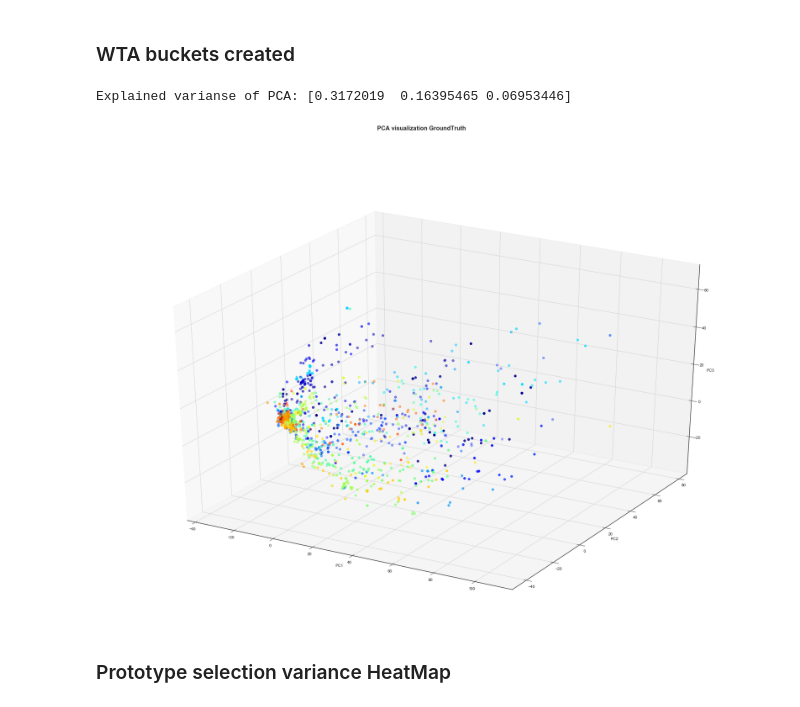
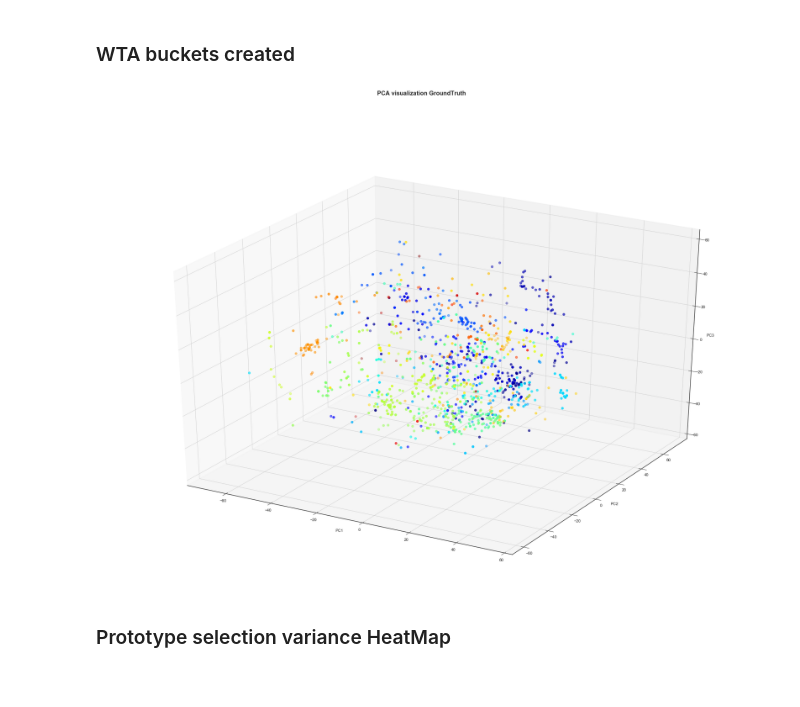
Before and after one commit to Nikoletos-K/WinnER, a Jupyter notebook: EntireDatasetJupyter-Current.ipynb, the cells around one changed output. Cells and saved outputs as stored; diff of their text form; code cells hidden in the pictures.

```diff
--- a/EntireDatasetJupyter-Current.ipynb
+++ b/EntireDatasetJupyter-Current.ipynb
@@ -962,19 +962,24 @@ def create_ConfusionMatrix(confusionMatrix,title):
 ### PCA for the embeddings evaluation
 # %%
 from mpl_toolkits.mplot3d import Axes3D
+from sklearn.manifold import MDS
 
-def PCA_SpaceVisualization(X,Prototypes,title='PCA visualization',withText=False):
+def PCA_SpaceVisualization(X,Prototypes,title='PCA visualization',withText=False,decompositionMenthod='PCA'):
     '''
     PCA to given array X and creating a plot
     Returns PCA components array after fit_transform
     '''
 
     # PCA code
-    pca = PCA(n_components=2)
+        # PCA code
+    if decompositionMenthod == 'PCA':
+        pca = PCA(n_components=21)
+    else:
+        pca = MDS(n_components=2)
     pca.fit(X)
     pcaComponents = pca.fit_transform(X) # pcaComponents is the data that I'll use from PCA
 
-    print("Explained varianse of PCA:", pca.explained_variance_ratio_)
+#     print("Explained varianse of PCA:", pca.explained_variance_ratio_)
 
     # Seperating components
     first_component = [x[0] for x in pcaComponents]
@@ -999,10 +1004,13 @@ def PCA_SpaceVisualization(X,Prototypes,title='PCA visualization',withText=False
     plt.show()
     return pcaComponents
 
-def PCA_SpaceVisualization_3D(X,Prototypes,title='PCA visualization',withText=False):
+def PCA_SpaceVisualization_3D(X,Prototypes,title='PCA visualization',withText=False,decompositionMenthod='PCA'):
 
     # PCA code
-    pca = PCA(n_components=3)
+    if decompositionMenthod == 'PCA':
+        pca = PCA(n_components=3)
+    else:
+        pca = MDS(n_components=3)
     pca.fit(X)
     pcaComponents = pca.fit_transform(X) # pcaComponents is the data that I'll use from PCA
 
@@ -1016,7 +1024,7 @@ def PCA_SpaceVisualization_3D(X,Prototypes,title='PCA visualization',withText=Fa
     ax = fig.add_subplot(111, projection='3d')
 #     fig, ax = plt.subplots(, projection="3D")
 
-    print("Explained varianse of PCA:", pca.explained_variance_ratio_)
+#     print("Explained varianse of PCA:", pca.explained_variance_ratio_)
 
 
     for x0, y0, z0, i in zip(first_component, second_component, third_component, range(0,len(first_component),1)):
@@ -1047,14 +1054,17 @@ Explained varianse of PCA: [0.3172019  0.16395465 0.06953446]
 # %% [markdown]
 ### WTA buckets created
 # %%
-def WTA_PCA_SpaceVisualization(X,Prototypes,Labels,title='PCA visualization',withText=False,withgroundruth=False,groundruth=None):
+def WTA_PCA_SpaceVisualization(X,Prototypes,Labels,title='PCA visualization',withText=False,withgroundruth=False,groundruth=None,decompositionMenthod='PCA'):
     '''
     PCA to given array X and creating a plot
     Returns PCA components array after fit_transform
     '''
 
     # PCA code
-    pca = PCA(n_components=2)
+    if decompositionMenthod == 'PCA':
+        pca = PCA(n_components=2)
+    else:
+        pca = MDS(n_components=2)
     pca.fit(X)
     pcaComponents = pca.fit_transform(X) # pcaComponents is the data that I'll use from PCA
 
@@ -1094,10 +1104,13 @@ def WTA_PCA_SpaceVisualization(X,Prototypes,Labels,title='PCA visualization',wit
     plt.show()
     return pcaComponents
 
-def WTA_PCA_SpaceVisualization_3D(X,Prototypes,Labels,title='PCA visualization',withText=False,withgroundruth=False,groundruth=None):
+def WTA_PCA_SpaceVisualization_3D(X,Prototypes,Labels,title='PCA visualization',withText=False,withgroundruth=False,groundruth=None,decompositionMenthod='PCA'):
 
     # PCA code
-    pca = PCA(n_components=3)
+    if decompositionMenthod == 'PCA':
+        pca = PCA(n_components=3)
+    else:
+        pca = MDS(n_components=3)
     pca.fit(X)
     pcaComponents = pca.fit_transform(X) # pcaComponents is the data that I'll use from PCA
 
@@ -1111,8 +1124,8 @@ def WTA_PCA_SpaceVisualization_3D(X,Prototypes,Labels,title='PCA visualization',
     ax = fig.add_subplot(111, projection='3d')
     cm = plt.get_cmap('jet')
 
-
-    print("Explained varianse of PCA:", pca.explained_variance_ratio_)
+    if decompositionMenthod == 'PCA':
+        print("Explained varianse of PCA:", pca.explained_variance_ratio_)
 
     if not withgroundruth:
         labels = [",".join(item) for item in Labels.astype(str)]
@@ -1151,10 +1164,9 @@ def WTA_PCA_SpaceVisualization_3D(X,Prototypes,Labels,title='PCA visualization',
 
 # pcaComponents = PCA_SpaceVisualization_3D(model.rankedVectors,model.prototypeArray)
 # %%
-pcaComponents = WTA_PCA_SpaceVisualization_3D(model.rankedVectors,model.prototypeArray,model.HashedClusters,withgroundruth=True,groundruth=labels_groundTruth,title='PCA visualization GroundTruth')
+pcaComponents = WTA_PCA_SpaceVisualization_3D(model.rankedVectors,model.prototypeArray,model.HashedClusters,withgroundruth=True,groundruth=labels_groundTruth,title='PCA visualization GroundTruth', decompositionMenthod='MDS')
 # %% [output]
-Explained varianse of PCA: [0.3172019  0.16395465 0.06953446]
-[figure, old version]
+[figure, new version]
 # %% [markdown]
 ### Prototype selection variance HeatMap
 # %%
```
Also changed, not shown: parts of 16 cells of this notebook.
